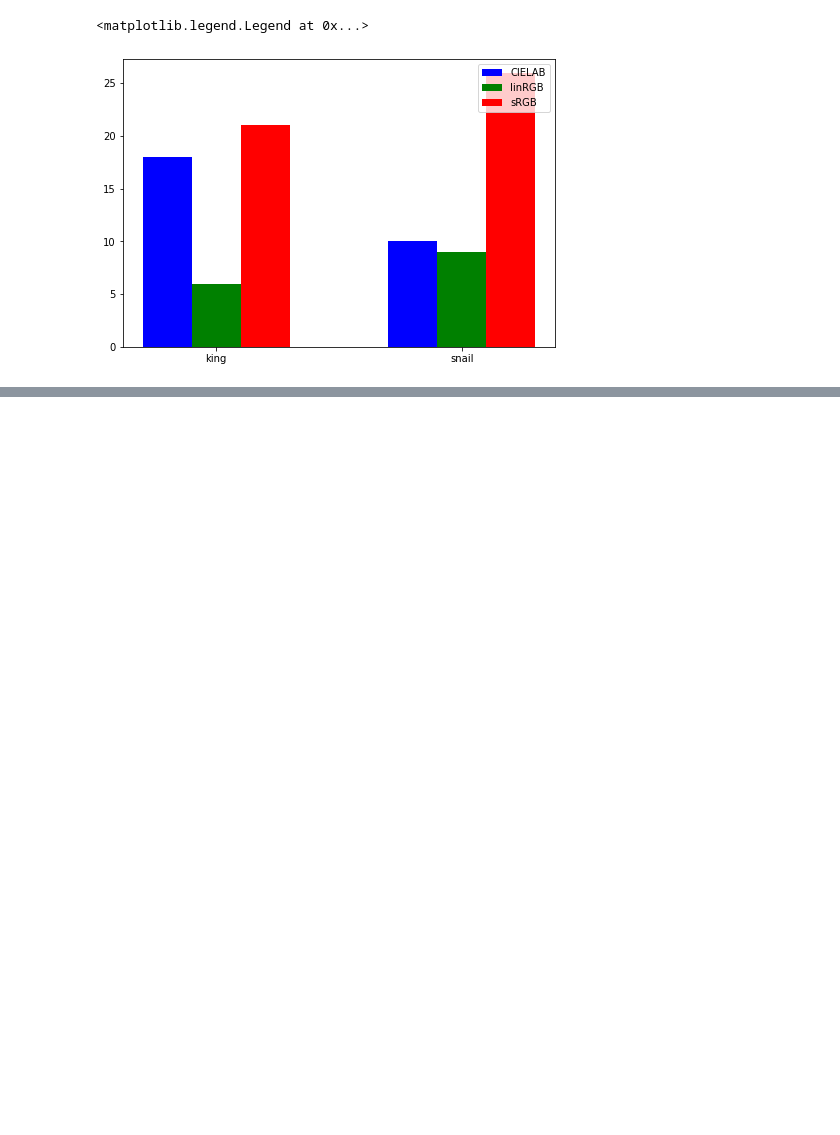
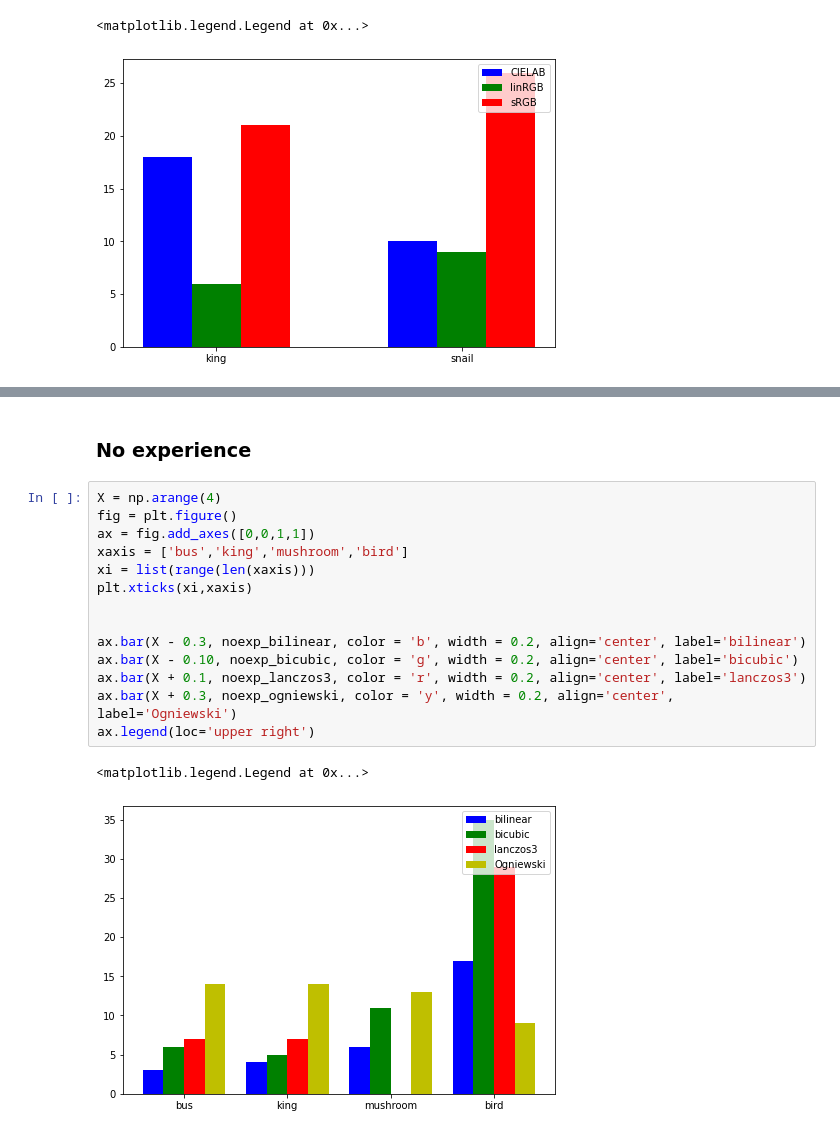
Before and after one commit to pannacotta98/color-interpolation, a Jupyter notebook: subjective-analysis/subj-analysis-test.ipynb, the cells around one changed output, grey strips where cells are left out. Drawn from its saved outputs; the diff is of its cells as text; blank space fills up the shorter version.

```diff
--- a/subjective-analysis/subj-analysis-test.ipynb
+++ b/subjective-analysis/subj-analysis-test.ipynb
@@ -195,0 +340,19 @@ ax.legend(loc='upper right')
+# %% [markdown]
+### No experience
+# %%
+X = np.arange(4)
+fig = plt.figure()
+ax = fig.add_axes([0,0,1,1])
+xaxis = ['bus','king','mushroom','bird']
+xi = list(range(len(xaxis)))
+plt.xticks(xi,xaxis)
+
+
+ax.bar(X - 0.3, noexp_bilinear, color = 'b', width = 0.2, align='center', label='bilinear')
+ax.bar(X - 0.10, noexp_bicubic, color = 'g', width = 0.2, align='center', label='bicubic')
+ax.bar(X + 0.1, noexp_lanczos3, color = 'r', width = 0.2, align='center', label='lanczos3')
+ax.bar(X + 0.3, noexp_ogniewski, color = 'y', width = 0.2, align='center', label='Ogniewski')
+ax.legend(loc='upper right')
+# %% [output]
+<matplotlib.legend.Legend at 0x...>
+[figure, added]
```
Also changed, not shown: parts of 12 cells of this notebook.
